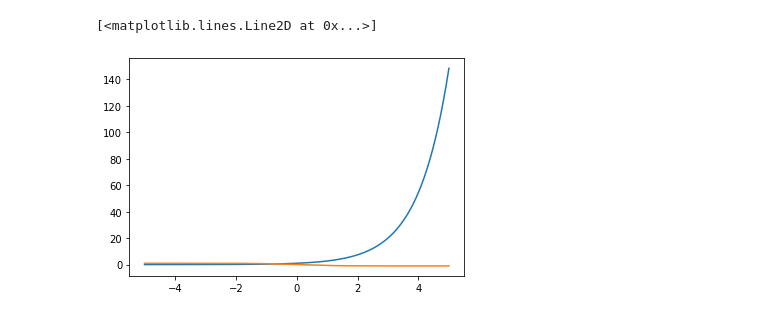
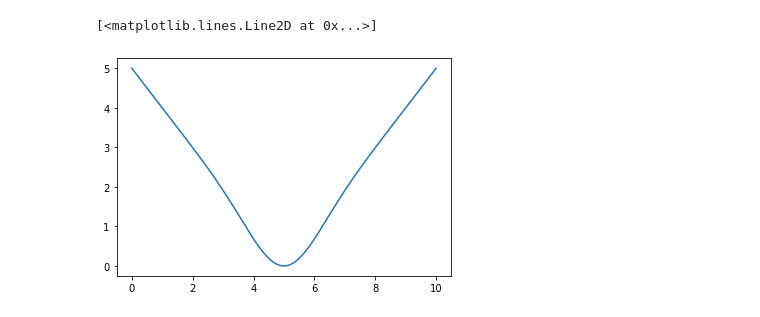
Before and after one commit to saurabac/stochastic-area-metric, a Jupyter notebook: testing.ipynb, the cells around one changed output. Saved outputs shown, nothing was run; the diff lists cells and outputs as text; code cells hidden in the pictures.

Commit message:
Added cf of W
Added closed form of Wasserstein distance and updated charts, cleaned superflous calcs

```diff
--- a/testing.ipynb
+++ b/testing.ipynb
@@ -176,10 +380,7 @@ am.plot_area(np.random.normal(μ_x,σ_x,N),np.random.normal(μ_y,σ_y,N))
 # %%
-x = np.linspace(-5,5, 1000)
-y1 = np.exp(x)
-y2 = 1-2*norm.cdf(x)
-plt.plot(x,y1)
-plt.plot(x,y2)
-# plt.set_ylim([0,2])
+x = np.linspace(0,10,1000)
+y = (x-5)*(1-2*norm.cdf(-(x-5)/1))
+plt.plot(x,y)
 # %% [output]
 [<matplotlib.lines.Line2D at 0x...>]
-[figure, old version]
+[figure, new version]
```
Also changed, not shown: parts of 22 cells of this notebook, 1 other file.
